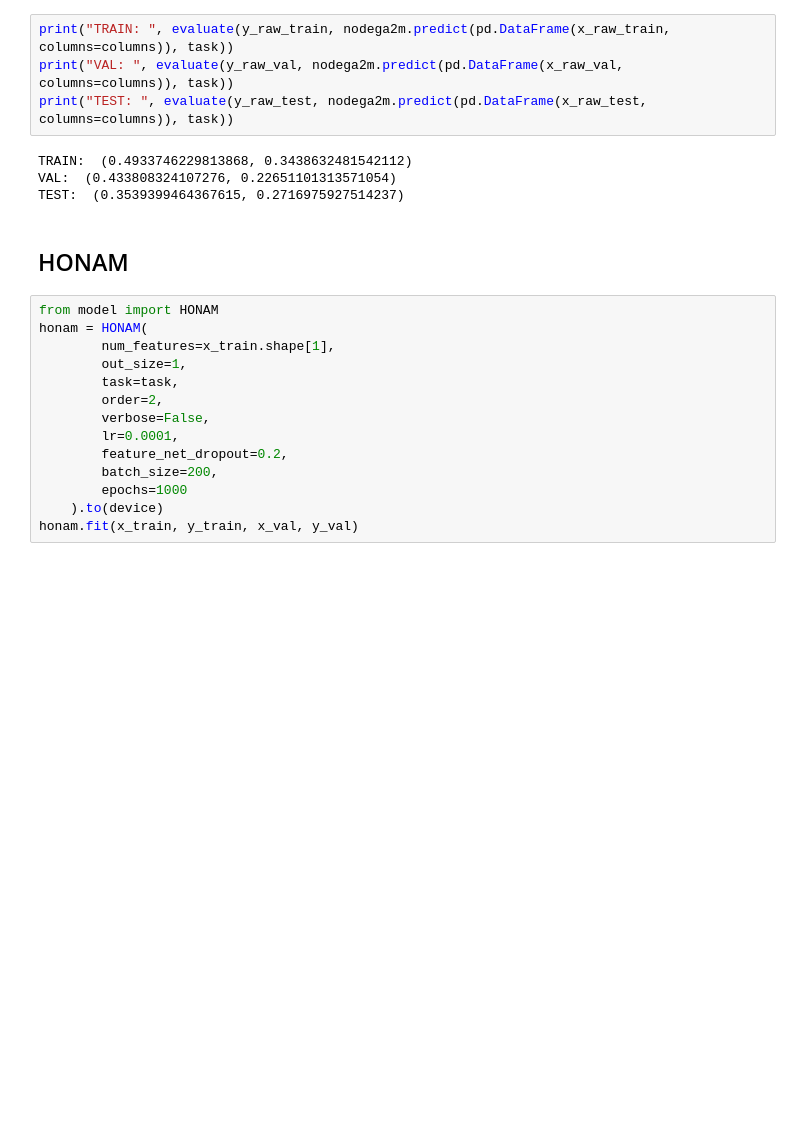
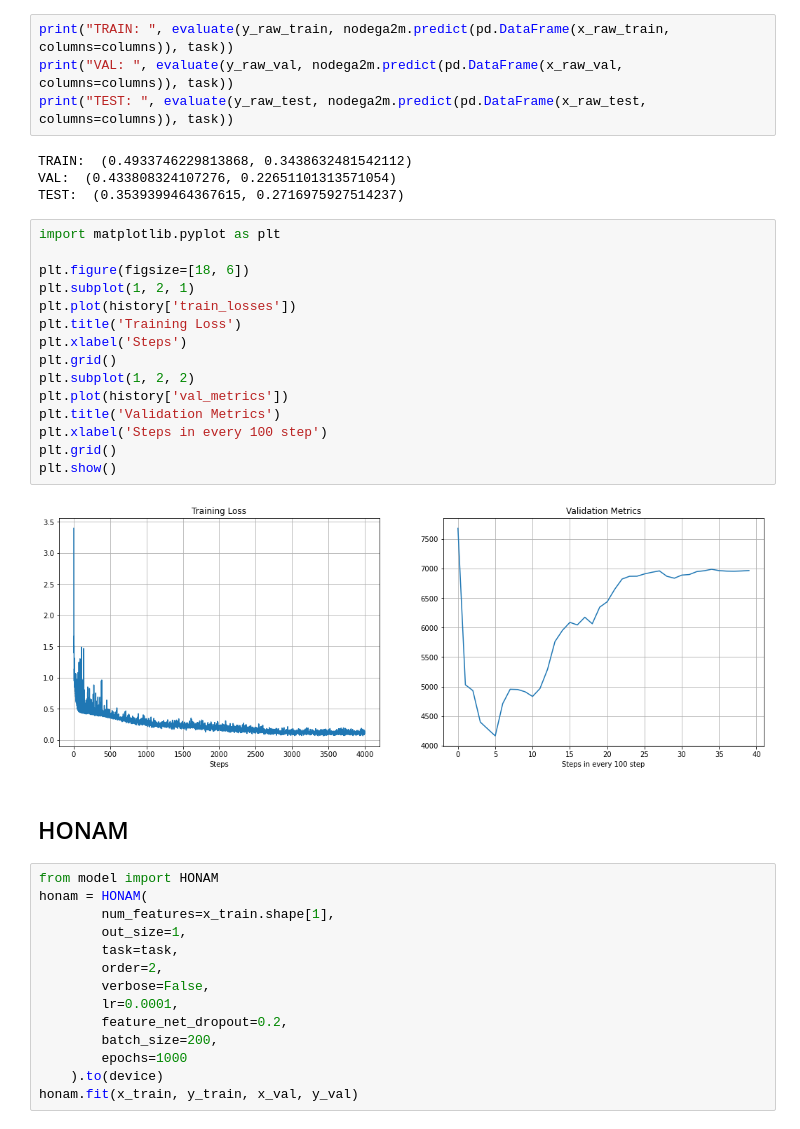
Before and after one commit to keensam04/HONAM, a Jupyter notebook: diabetes_progression.ipynb, the cells around one changed output. Cells and saved outputs as stored; diff of their text form; blank space fills up the shorter version.

```diff
--- a/diabetes_progression.ipynb
+++ b/diabetes_progression.ipynb
@@ -796,6 +796,23 @@ print("TEST: ", evaluate(y_raw_test, nodega2m.predict(pd.DataFrame(x_raw_test, c
 TRAIN:  (0.4933746229813868, 0.3438632481542112)
 VAL:  (0.433808324107276, 0.22651101313571054)
 TEST:  (0.3539399464367615, 0.2716975927514237)
+# %%
+import matplotlib.pyplot as plt
+
+plt.figure(figsize=[18, 6])
+plt.subplot(1, 2, 1)
+plt.plot(history['train_losses'])
+plt.title('Training Loss')
+plt.xlabel('Steps')
+plt.grid()
+plt.subplot(1, 2, 2)
+plt.plot(history['val_metrics'])
+plt.title('Validation Metrics')
+plt.xlabel('Steps in every 100 step')
+plt.grid()
+plt.show()
+# %% [output]
+[figure, added]
 # %% [markdown]
 ## HONAM
 # %%
```
Also changed, not shown: parts of 9 cells of this notebook.
